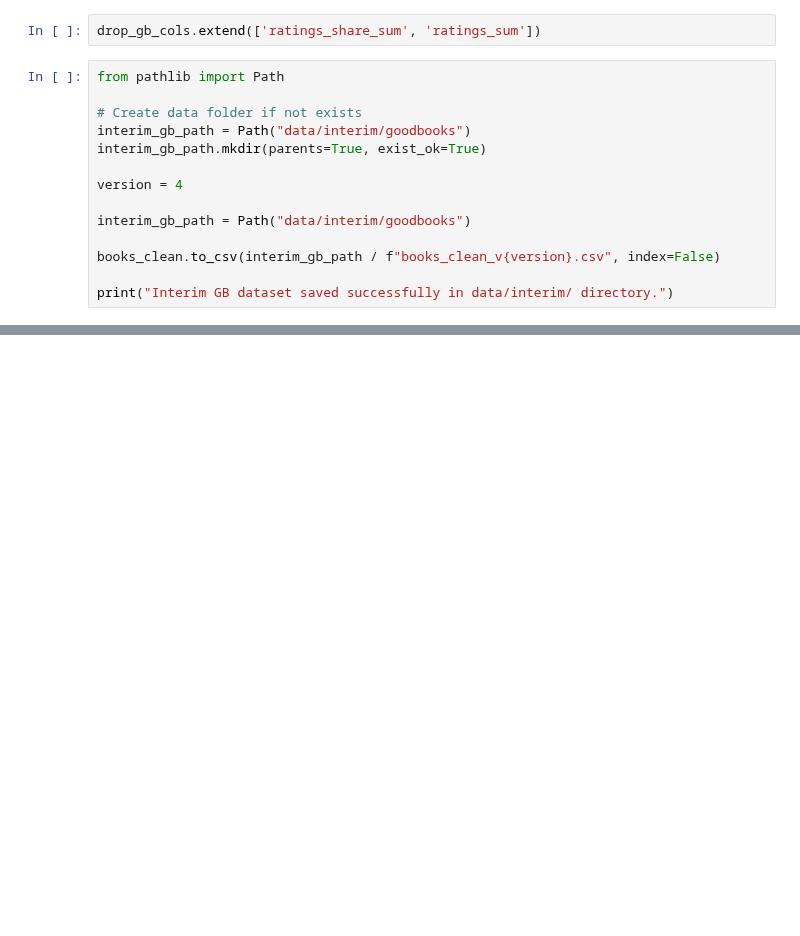
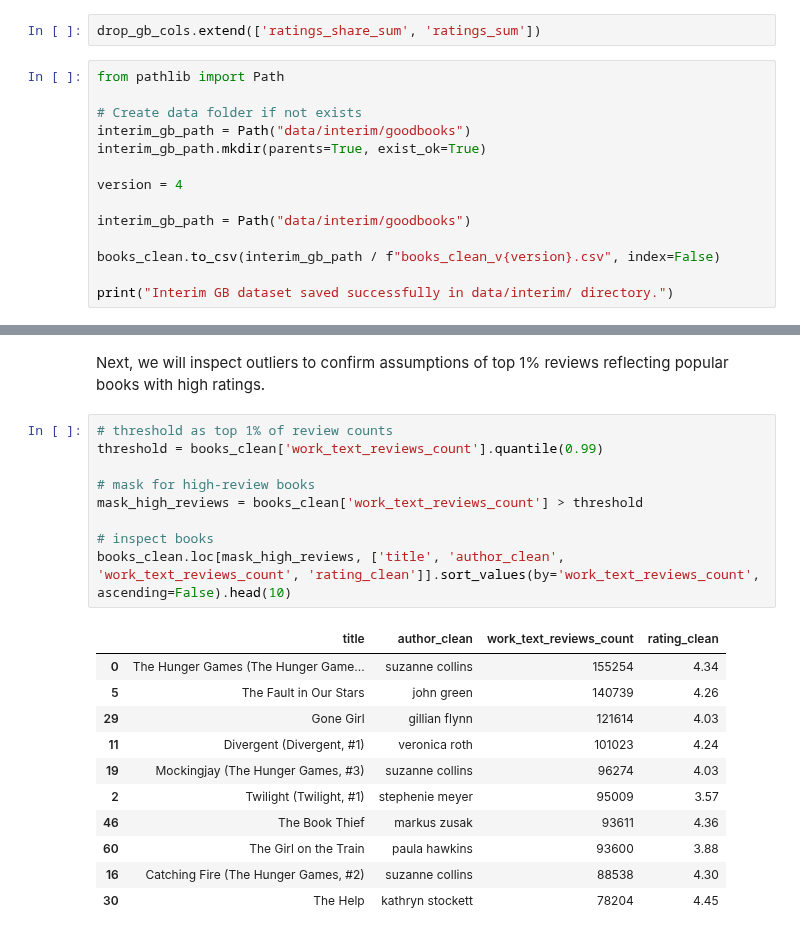
Before and after one commit to larevolucia/bookwise-analytics, a Jupyter notebook: notebooks/02_Data_Cleaning.ipynb, the cells around one changed output, grey strips where cells are left out. Cells and saved outputs as stored; diff of their text form; blank space fills up the shorter version.

```diff
--- a/notebooks/02_Data_Cleaning.ipynb
+++ b/notebooks/02_Data_Cleaning.ipynb
@@ -2452,0 +2535,23 @@ print("Interim GB dataset saved successfully in data/interim/ directory.")
+# %% [markdown]
+Next, we will inspect outliers to confirm assumptions of top 1% reviews reflecting popular books with high ratings.
+# %%
+# threshold as top 1% of review counts
+threshold = books_clean['work_text_reviews_count'].quantile(0.99)
+
+# mask for high-review books
+mask_high_reviews = books_clean['work_text_reviews_count'] > threshold
+
+# inspect books
+books_clean.loc[mask_high_reviews, ['title', 'author_clean', 'work_text_reviews_count', 'rating_clean']].sort_values(by='work_text_reviews_count', ascending=False).head(10)
+# %% [output]
+|  | title | author_clean | work_text_reviews_count | rating_clean |
+| 0 | The Hunger Games (The Hunger Game... | suzanne collins | 155254 | 4.34 |
+| 5 | The Fault in Our Stars | john green | 140739 | 4.26 |
+| 29 | Gone Girl | gillian flynn | 121614 | 4.03 |
+| 11 | Divergent (Divergent, #1) | veronica roth | 101023 | 4.24 |
+| 19 | Mockingjay (The Hunger Games, #3) | suzanne collins | 96274 | 4.03 |
+| 2 | Twilight (Twilight, #1) | stephenie meyer | 95009 | 3.57 |
+| 46 | The Book Thief | markus zusak | 93611 | 4.36 |
+| 60 | The Girl on the Train | paula hawkins | 93600 | 3.88 |
+| 16 | Catching Fire (The Hunger Games, #2) | suzanne collins | 88538 | 4.30 |
+| 30 | The Help | kathryn stockett | 78204 | 4.45 |
```
Also changed, not shown: parts of 11 cells of this notebook.
